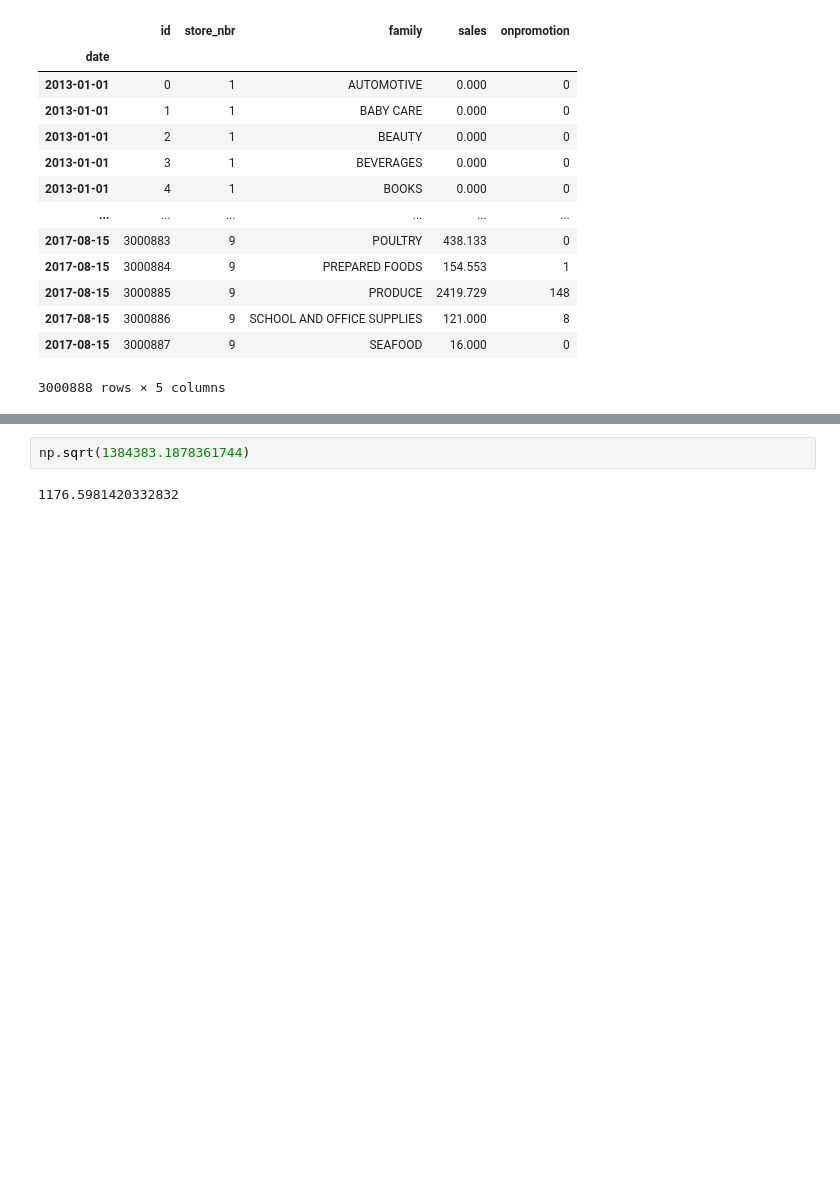
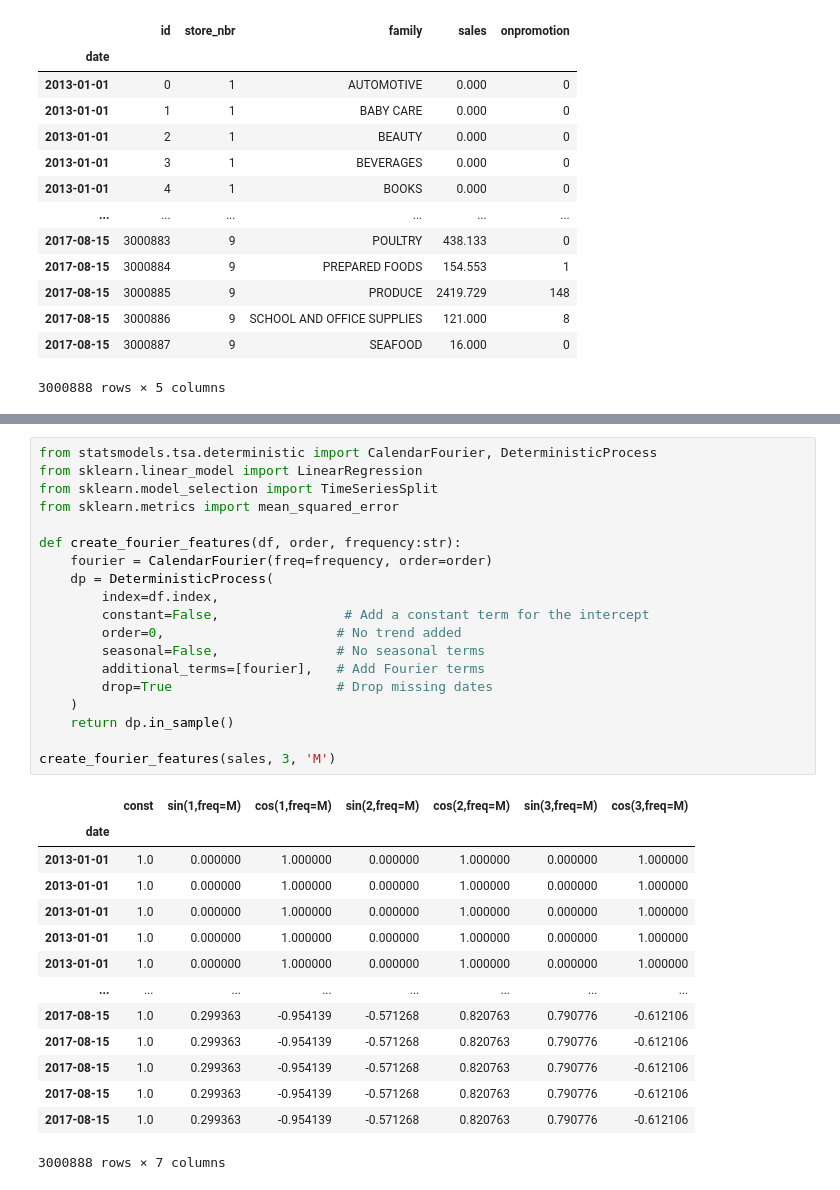
Before and after one commit to edmar-bevilaqua/data_science, a Jupyter notebook: Projects/Kaggle/Store Sales - Time Series Forecasting/store_sales.ipynb, the cells around one changed output, grey strips where cells are left out. Cells and saved outputs as stored; diff of their text form; blank space fills up the shorter version.

Commit message:
update store_sales.ipynb and utils.py
Trying to make dp.out_of_sample() works.

```diff
--- a/Projects/Kaggle/Store Sales - Time Series Forecasting/store_sales.ipynb
+++ b/Projects/Kaggle/Store Sales - Time Series Forecasting/store_sales.ipynb
@@ -831,4 +971,34 @@ Best order: 3, with MSE: 1384383.1878361744
-# %%
-np.sqrt(1384383.1878361744)
-# %% [output]
-1176.5981420332832
+# %%
+from statsmodels.tsa.deterministic import CalendarFourier, DeterministicProcess
+from sklearn.linear_model import LinearRegression
+from sklearn.model_selection import TimeSeriesSplit
+from sklearn.metrics import mean_squared_error
+
+def create_fourier_features(df, order, frequency:str):
+    fourier = CalendarFourier(freq=frequency, order=order)
+    dp = DeterministicProcess(
+        index=df.index,
+        constant=False,                # Add a constant term for the intercept
+        order=0,                      # No trend added
+        seasonal=False,               # No seasonal terms
+        additional_terms=[fourier],   # Add Fourier terms
+        drop=True                     # Drop missing dates
+    )
+    return dp.in_sample()
+
+create_fourier_features(sales, 3, 'M')
+# %% [output]
+|  | const | sin(1,freq=M) | cos(1,freq=M) | sin(2,freq=M) | cos(2,freq=M) | sin(3,freq=M) | cos(3,freq=M) |
+| date |  |  |  |  |  |  |  |
+| 2013-01-01 | 1.0 | 0.000000 | 1.000000 | 0.000000 | 1.000000 | 0.000000 | 1.000000 |
+| 2013-01-01 | 1.0 | 0.000000 | 1.000000 | 0.000000 | 1.000000 | 0.000000 | 1.000000 |
+| 2013-01-01 | 1.0 | 0.000000 | 1.000000 | 0.000000 | 1.000000 | 0.000000 | 1.000000 |
+| 2013-01-01 | 1.0 | 0.000000 | 1.000000 | 0.000000 | 1.000000 | 0.000000 | 1.000000 |
+| 2013-01-01 | 1.0 | 0.000000 | 1.000000 | 0.000000 | 1.000000 | 0.000000 | 1.000000 |
+| ... | ... | ... | ... | ... | ... | ... | ... |
+| 2017-08-15 | 1.0 | 0.299363 | -0.954139 | -0.571268 | 0.820763 | 0.790776 | -0.612106 |
+| 2017-08-15 | 1.0 | 0.299363 | -0.954139 | -0.571268 | 0.820763 | 0.790776 | -0.612106 |
+| 2017-08-15 | 1.0 | 0.299363 | -0.954139 | -0.571268 | 0.820763 | 0.790776 | -0.612106 |
+| 2017-08-15 | 1.0 | 0.299363 | -0.954139 | -0.571268 | 0.820763 | 0.790776 | -0.612106 |
+| 2017-08-15 | 1.0 | 0.299363 | -0.954139 | -0.571268 | 0.820763 | 0.790776 | -0.612106 |
+3000888 rows × 7 columns
```
Also changed, not shown: parts of 11 cells of this notebook, 1 other file.
